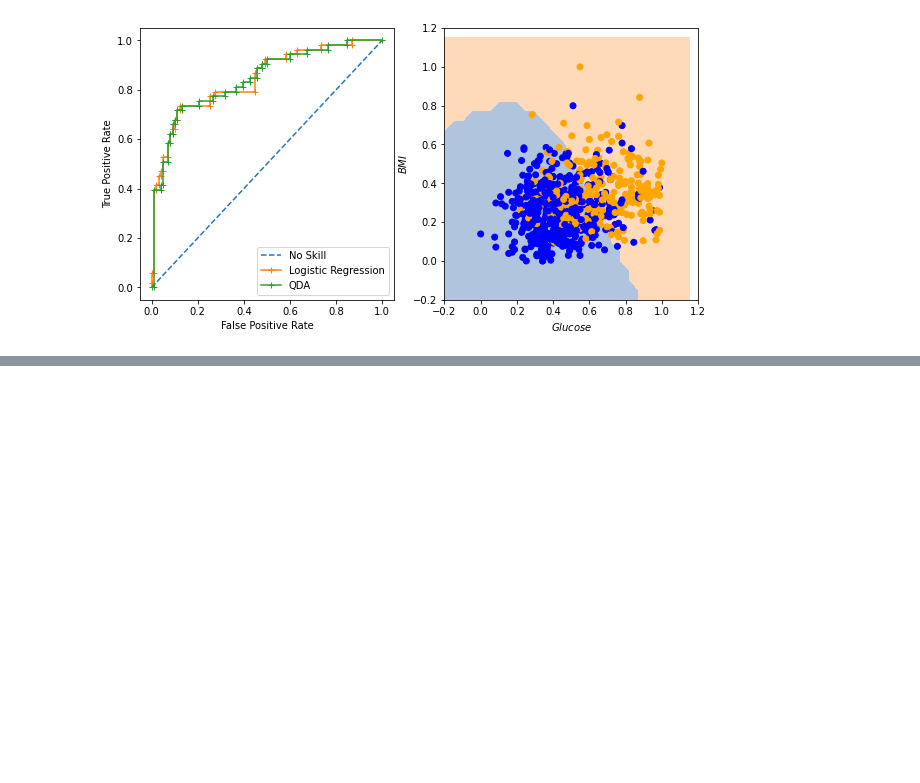
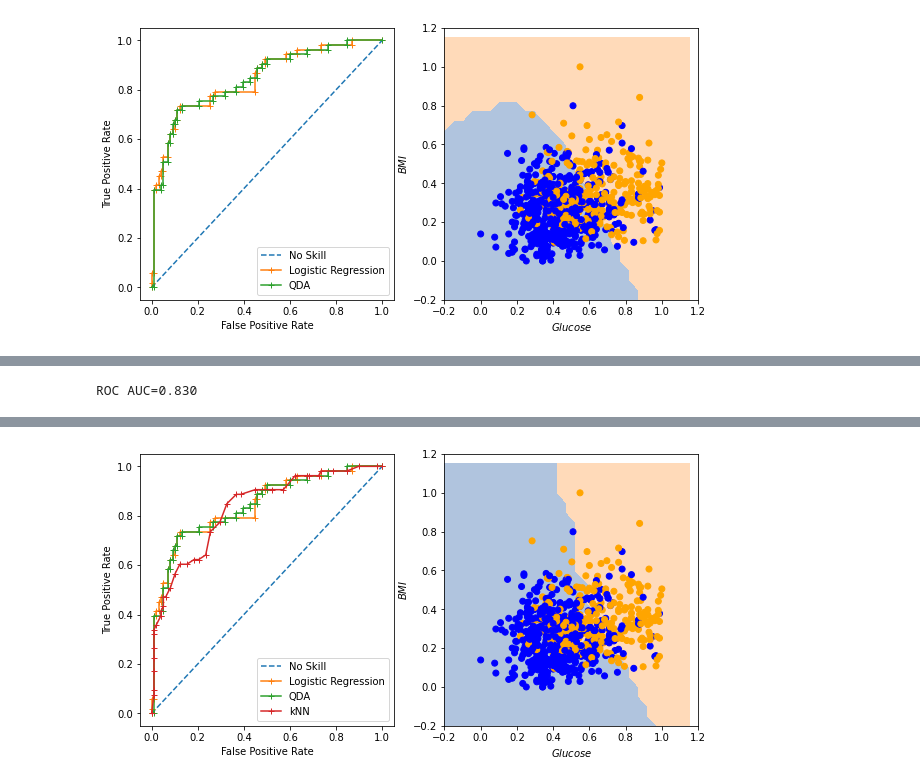
Before and after one commit to mvtap/ML, a Jupyter notebook: Project_final.ipynb, the cells around one changed output, grey strips where cells are left out. Drawn from its saved outputs; the diff is of its cells as text; code cells hidden in the pictures; blank space fills up the shorter version.

```diff
--- a/Project_final.ipynb
+++ b/Project_final.ipynb
@@ -227,0 +264,14 @@ ROC AUC=0.842
+# %%
+modelkNN = kNN(n_neighbors=50)
+modelkNN.fit(x_train, y_train)
+y_pred_train_kNN = modelkNN.predict(x_train)
+y_pred_test_kNN = modelkNN.predict(x_test)
+print('F1 score on training set: ',round(f1_score(y_train, y_pred_train_kNN),4), '\nF1 score on test set: ',round(f1_score(y_test, y_pred_test_kNN), 4))
+
+SKF = StratifiedKFold(n_splits=5, shuffle=True, random_state=1)
+score_kNN = []
+for train_index, test_index in SKF.split(x_test, y_test):
+    x_test1 = x_train[test_index]
+    y_test1 = y_train[test_index]
+    score_kNN.append(f1_score(y_test1, modelkNN.predict(x_test1)))
+print('F1 score on 5-fold test data: ',round(np.mean(score_kNN),4),'+/-', round(np.std(score_kNN),4))
@@ -227,0 +284,35 @@ ROC AUC=0.842
+# %%
+#ROC AUC and ROC curves
+ns_probs = [0 for _ in range(len(y_test))]
+# probabilities for the positive outcome
+kNN_probs = modelkNN.predict_proba(x_test)[:, 1]
+# calculate scores
+ns_auc = roc_auc_score(y_test, ns_probs)
+kNN_auc = roc_auc_score(y_test, kNN_probs)
+# summarize scores
+#print('No Skill: ROC AUC=%.3f' % (ns_auc))
+print('ROC AUC=%.3f' % (kNN_auc))
+# calculate roc curves
+ns_fpr, ns_tpr, _ = roc_curve(y_test, ns_probs, pos_label=None)
+kNN_fpr, kNN_tpr, _ = roc_curve(y_test, kNN_probs)
+
+fig, (ax1, ax2) = plt.subplots(1,2, sharex=False, sharey=False, figsize=(10, 5))
+# plot the roc curves
+ax1.plot(ns_fpr, ns_tpr, linestyle='--', label='No Skill')
+ax1.plot(LogReg_fpr,LogReg_tpr, marker='+', label='Logistic Regression')
+ax1.plot(QDA_fpr,QDA_tpr, marker='+', label='QDA')
+ax1.plot(kNN_fpr,kNN_tpr, marker='+', label='kNN')
+ax1.set_xlabel('False Positive Rate')
+ax1.set_ylabel('True Positive Rate')
+ax1.legend()
+
+#plot decision boundary
+plot_classifier_boundary(modelkNN,X)
+cmap = colors.ListedColormap(['blue','orange'])
+ax2.scatter(X[:,0],X[:,1],color=cmap(y))
+ax2.set_xlabel('$Glucose$')
+ax2.set_ylabel('$BMI$')
+
+plt.show();
+# %% [output]
+ROC AUC=0.830
@@ -227,0 +328 @@ ROC AUC=0.842
+[figure, added]
```
Also changed, not shown: parts of 4 cells of this notebook.
